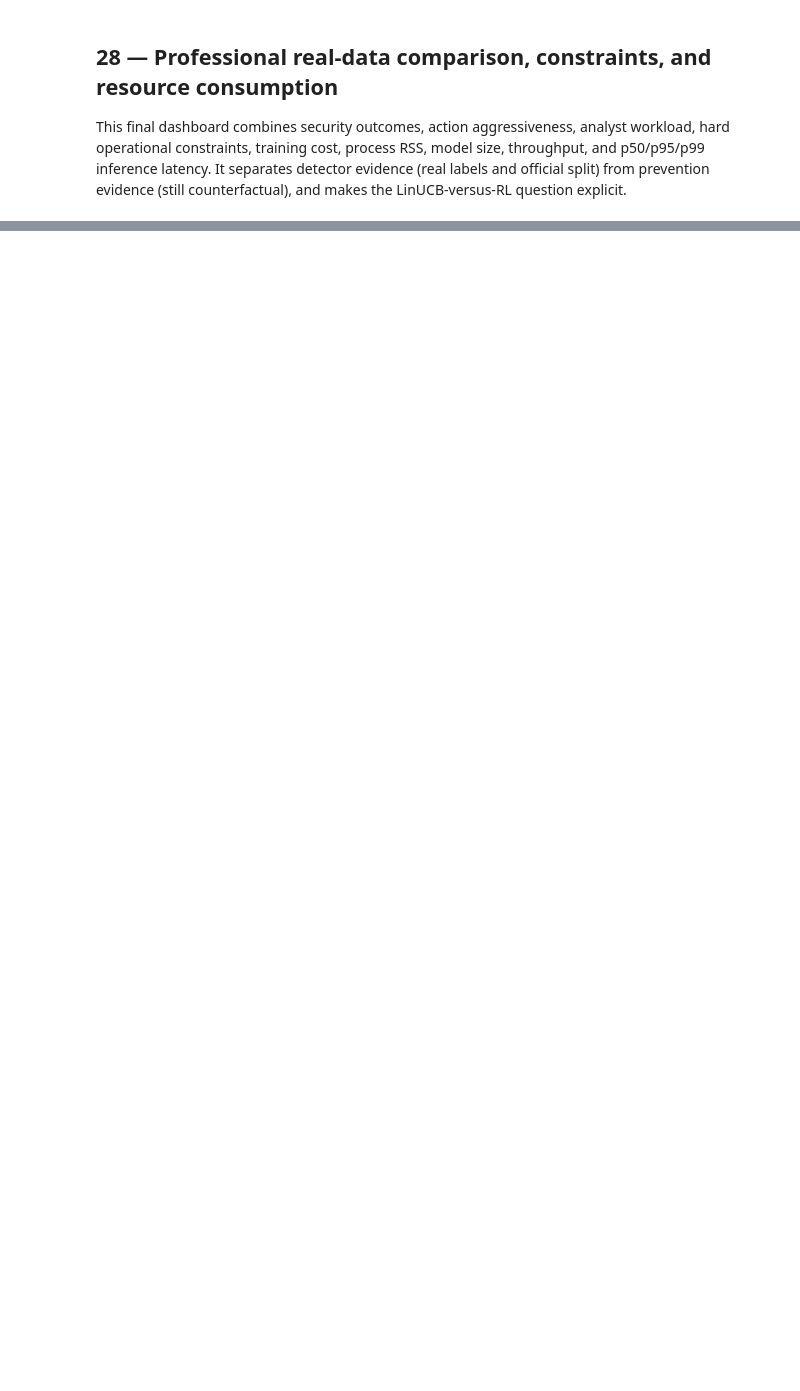
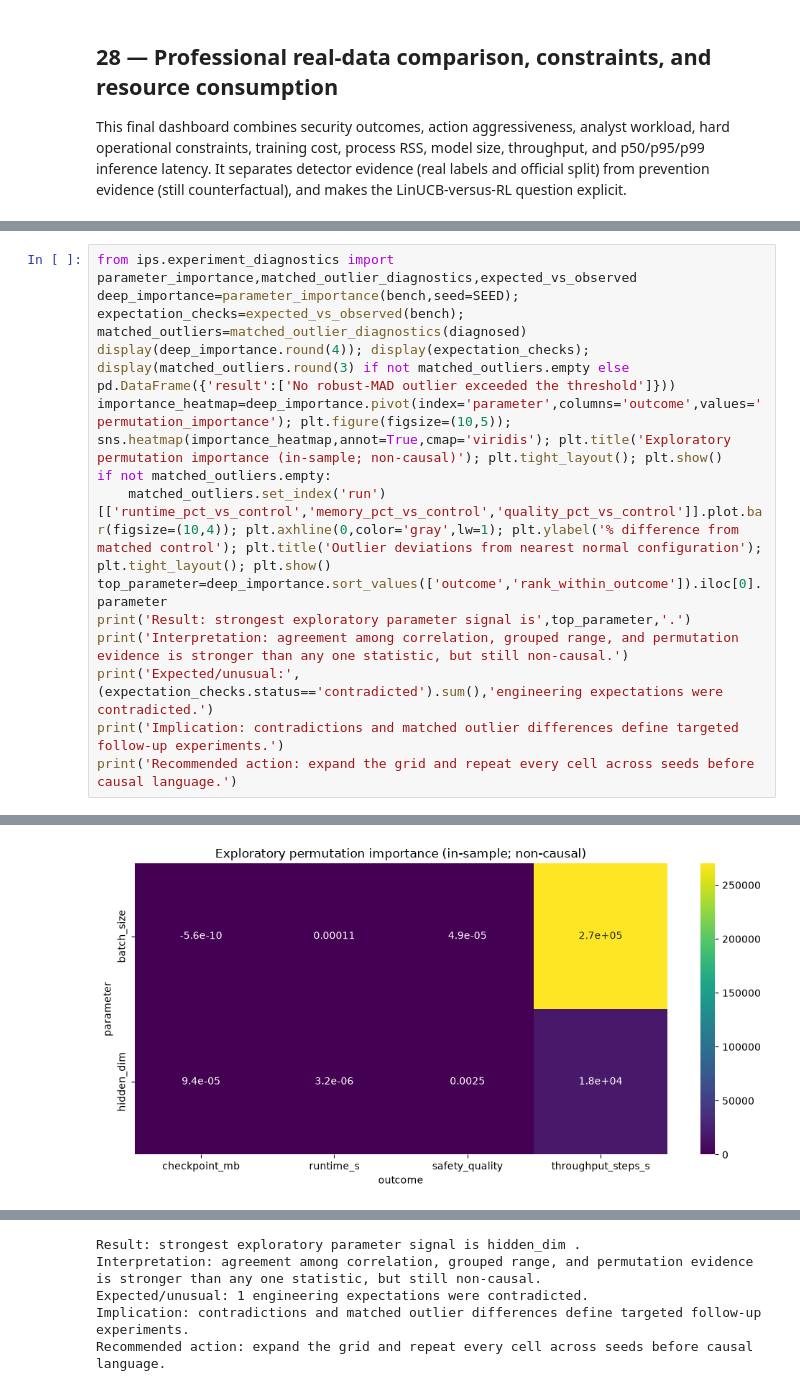
Before and after one commit to gegestalt/kodeRvR, a Jupyter notebook: notebooks/06_adaptive_ips_full_project_lab.ipynb, the cells around one changed output, grey strips where cells are left out. Drawn from its saved outputs; the diff is of its cells as text; blank space fills up the shorter version.

```diff
--- a/notebooks/06_adaptive_ips_full_project_lab.ipynb
+++ b/notebooks/06_adaptive_ips_full_project_lab.ipynb
@@ -920,0 +1008,14 @@ display(pd.Series(real_dashboard,name='professional evidence conclusion').to_fra
+# %%
+from ips.experiment_diagnostics import parameter_importance,matched_outlier_diagnostics,expected_vs_observed
+deep_importance=parameter_importance(bench,seed=SEED); expectation_checks=expected_vs_observed(bench); matched_outliers=matched_outlier_diagnostics(diagnosed)
+display(deep_importance.round(4)); display(expectation_checks); display(matched_outliers.round(3) if not matched_outliers.empty else pd.DataFrame({'result':['No robust-MAD outlier exceeded the threshold']}))
+importance_heatmap=deep_importance.pivot(index='parameter',columns='outcome',values='permutation_importance'); plt.figure(figsize=(10,5)); sns.heatmap(importance_heatmap,annot=True,cmap='viridis'); plt.title('Exploratory permutation importance (in-sample; non-causal)'); plt.tight_layout(); plt.show()
+if not matched_outliers.empty:
+    matched_outliers.set_index('run')[['runtime_pct_vs_control','memory_pct_vs_control','quality_pct_vs_control']].plot.bar(figsize=(10,4)); plt.axhline(0,color='gray',lw=1); plt.ylabel('% difference from matched control'); plt.title('Outlier deviations from nearest normal configuration'); plt.tight_layout(); plt.show()
+top_parameter=deep_importance.sort_values(['outcome','rank_within_outcome']).iloc[0].parameter
+print('Result: strongest exploratory parameter signal is',top_parameter,'.')
+print('Interpretation: agreement among correlation, grouped range, and permutation evidence is stronger than any one statistic, but still non-causal.')
+print('Expected/unusual:',(expectation_checks.status=='contradicted').sum(),'engineering expectations were contradicted.')
+print('Implication: contradictions and matched outlier differences define targeted follow-up experiments.')
+print('Recommended action: expand the grid and repeat every cell across seeds before causal language.')
+# %% [output]
@@ -920,0 +1040 @@ display(pd.Series(real_dashboard,name='professional evidence conclusion').to_fra
+[figure, added]
@@ -920,0 +1042,5 @@ display(pd.Series(real_dashboard,name='professional evidence conclusion').to_fra
+Result: strongest exploratory parameter signal is hidden_dim .
+Interpretation: agreement among correlation, grouped range, and permutation evidence is stronger than any one statistic, but still non-causal.
+Expected/unusual: 1 engineering expectations were contradicted.
+Implication: contradictions and matched outlier differences define targeted follow-up experiments.
+Recommended action: expand the grid and repeat every cell across seeds before causal language.
```
Also changed, not shown: parts of 25 cells of this notebook, 23 other files.
